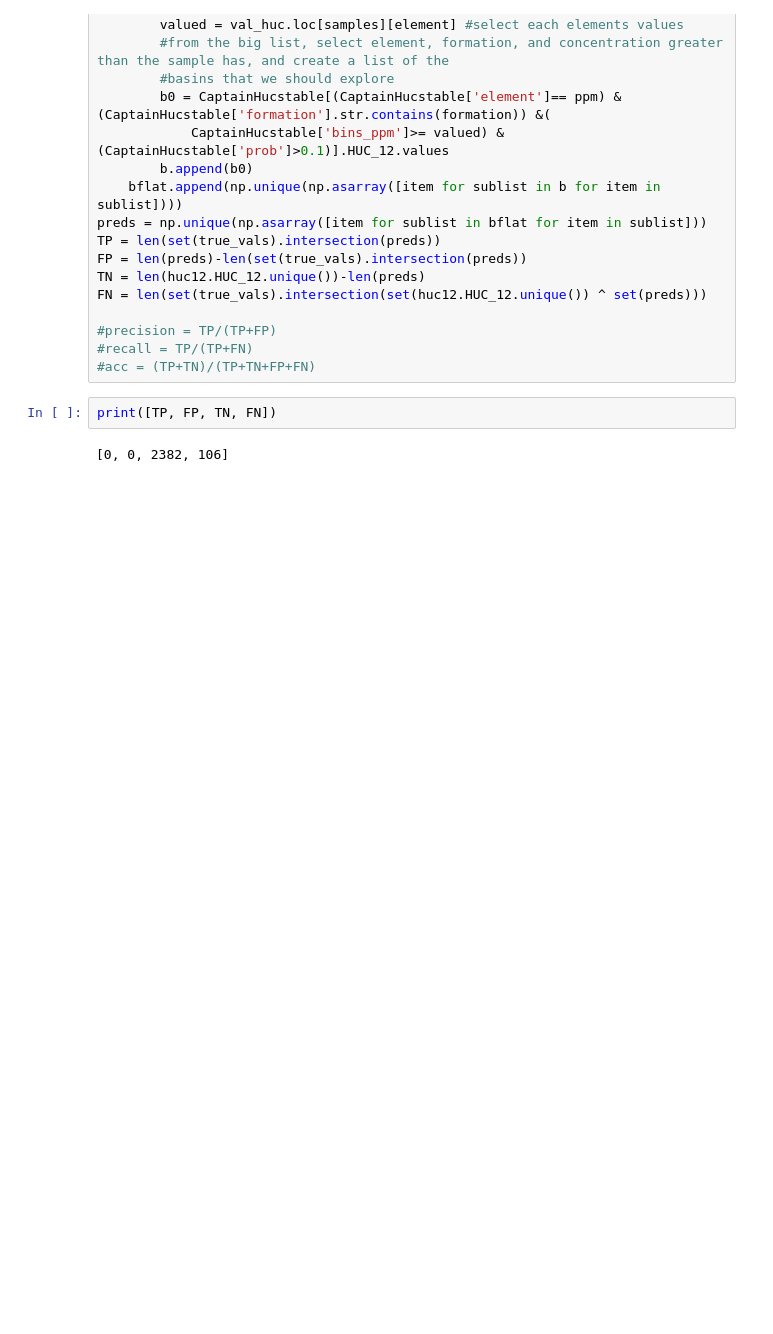
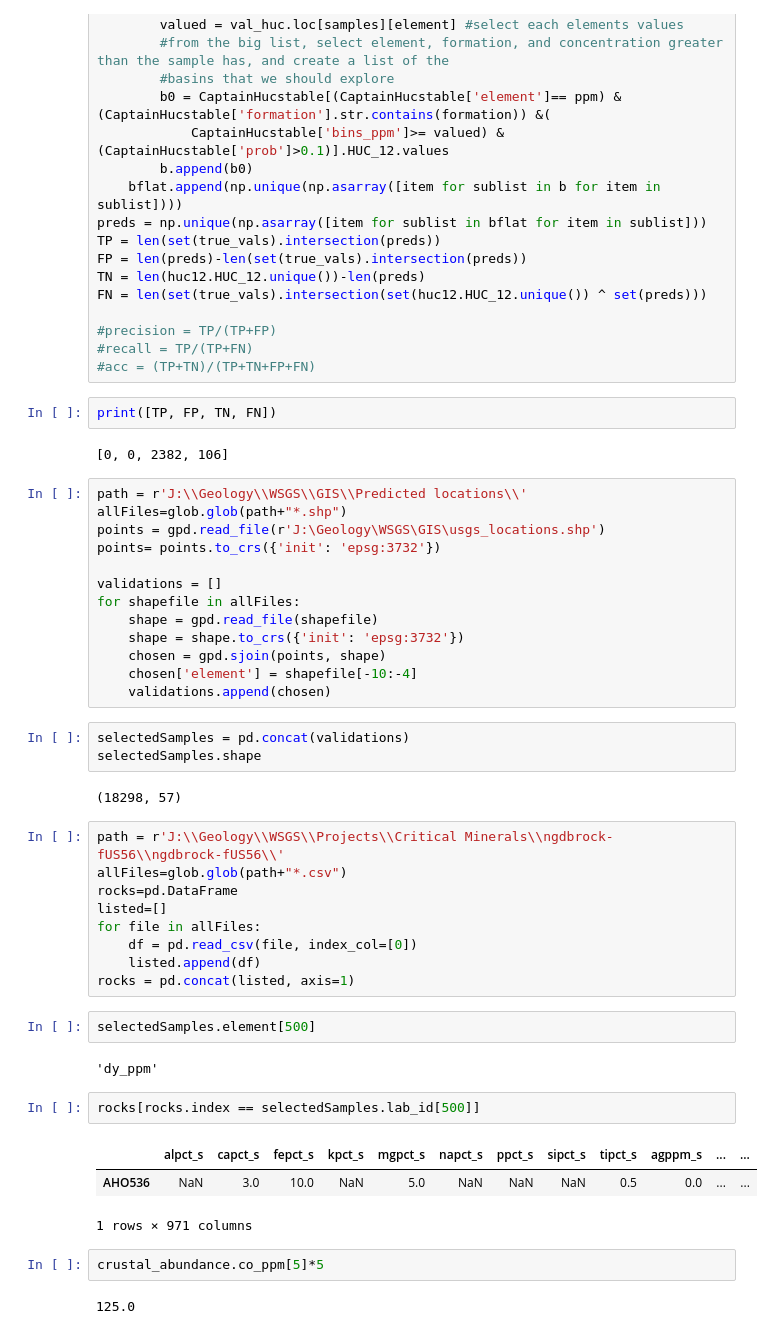
Before and after one commit to jessepisel/criticalandstrategic, a Jupyter notebook: USGS sample validation.ipynb, the cells around one changed output. Drawn from its saved outputs; the diff is of its cells as text; blank space fills up the shorter version.

Commit message:
more validation

```diff
--- a/USGS sample validation.ipynb
+++ b/USGS sample validation.ipynb
@@ -72,3 +72,44 @@ FN = len(set(true_vals).intersection(set(huc12.HUC_12.unique()) ^ set(preds)))
 print([TP, FP, TN, FN])
 # %% [output]
 [0, 0, 2382, 106]
+# %%
+path = r'J:\\Geology\\WSGS\\GIS\\Predicted locations\\'
+allFiles=glob.glob(path+"*.shp")
+points = gpd.read_file(r'J:\Geology\WSGS\GIS\usgs_locations.shp')
+points= points.to_crs({'init': 'epsg:3732'})
+
+validations = []
+for shapefile in allFiles:
+    shape = gpd.read_file(shapefile)
+    shape = shape.to_crs({'init': 'epsg:3732'})
+    chosen = gpd.sjoin(points, shape)
+    chosen['element'] = shapefile[-10:-4]
+    validations.append(chosen)
+# %%
+selectedSamples = pd.concat(validations)
+selectedSamples.shape
+# %% [output]
+(18298, 57)
+# %%
+path = r'J:\\Geology\\WSGS\\Projects\\Critical Minerals\\ngdbrock-fUS56\\ngdbrock-fUS56\\'
+allFiles=glob.glob(path+"*.csv")
+rocks=pd.DataFrame
+listed=[]
+for file in allFiles:
+    df = pd.read_csv(file, index_col=[0])
+    listed.append(df)
+rocks = pd.concat(listed, axis=1)
+# %%
+selectedSamples.element[500]
+# %% [output]
+'dy_ppm'
+# %%
+rocks[rocks.index == selectedSamples.lab_id[500]]
+# %% [output]
+|  | alpct_s | capct_s | fepct_s | kpct_s | mgpct_s | napct_s | ppct_s | sipct_s | tipct_s | agppm_s | ... | ... |
+| AHO536 | NaN | 3.0 | 10.0 | NaN | 5.0 | NaN | NaN | NaN | 0.5 | 0.0 | ... | ... |
+1 rows × 971 columns
+# %%
+crustal_abundance.co_ppm[5]*5
+# %% [output]
+125.0
```
Also changed, not shown: parts of 1 cell of this notebook, 2 other files.
